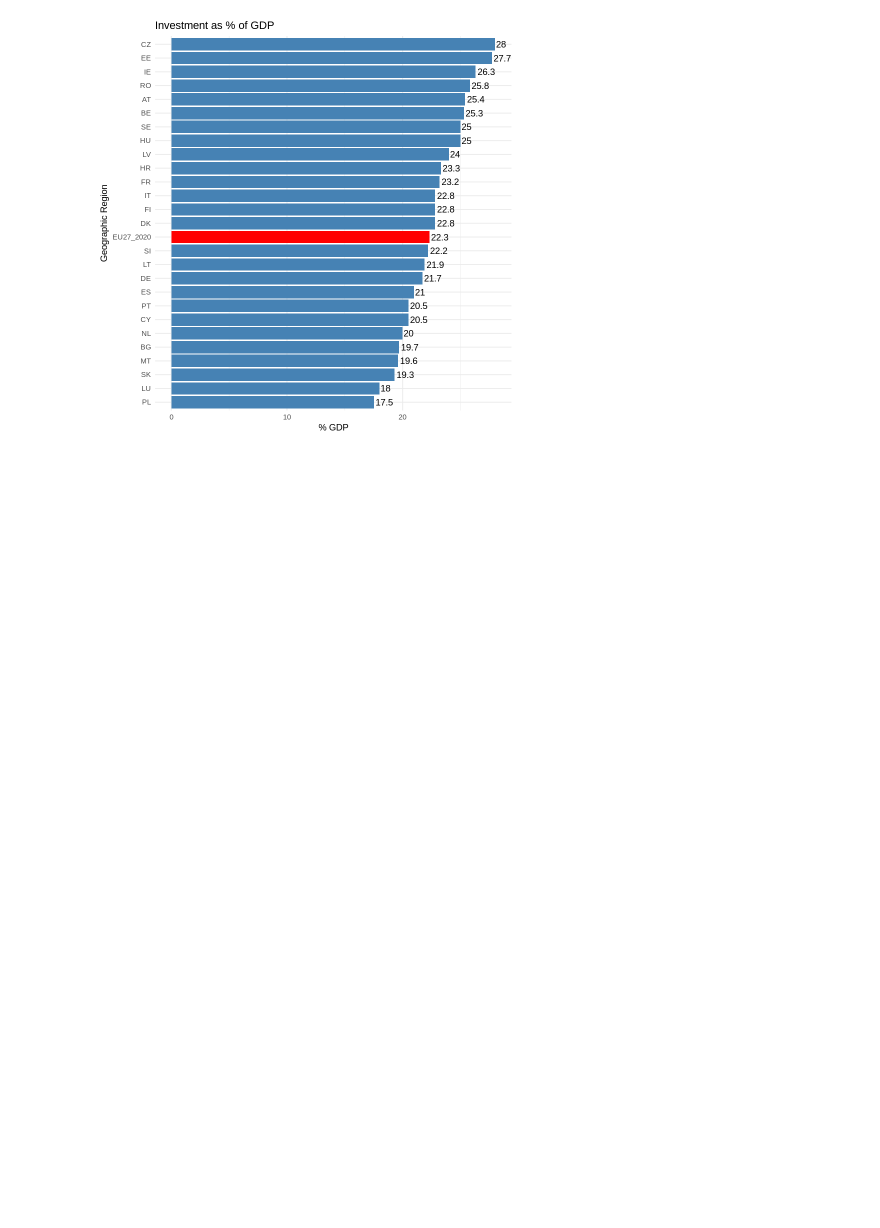
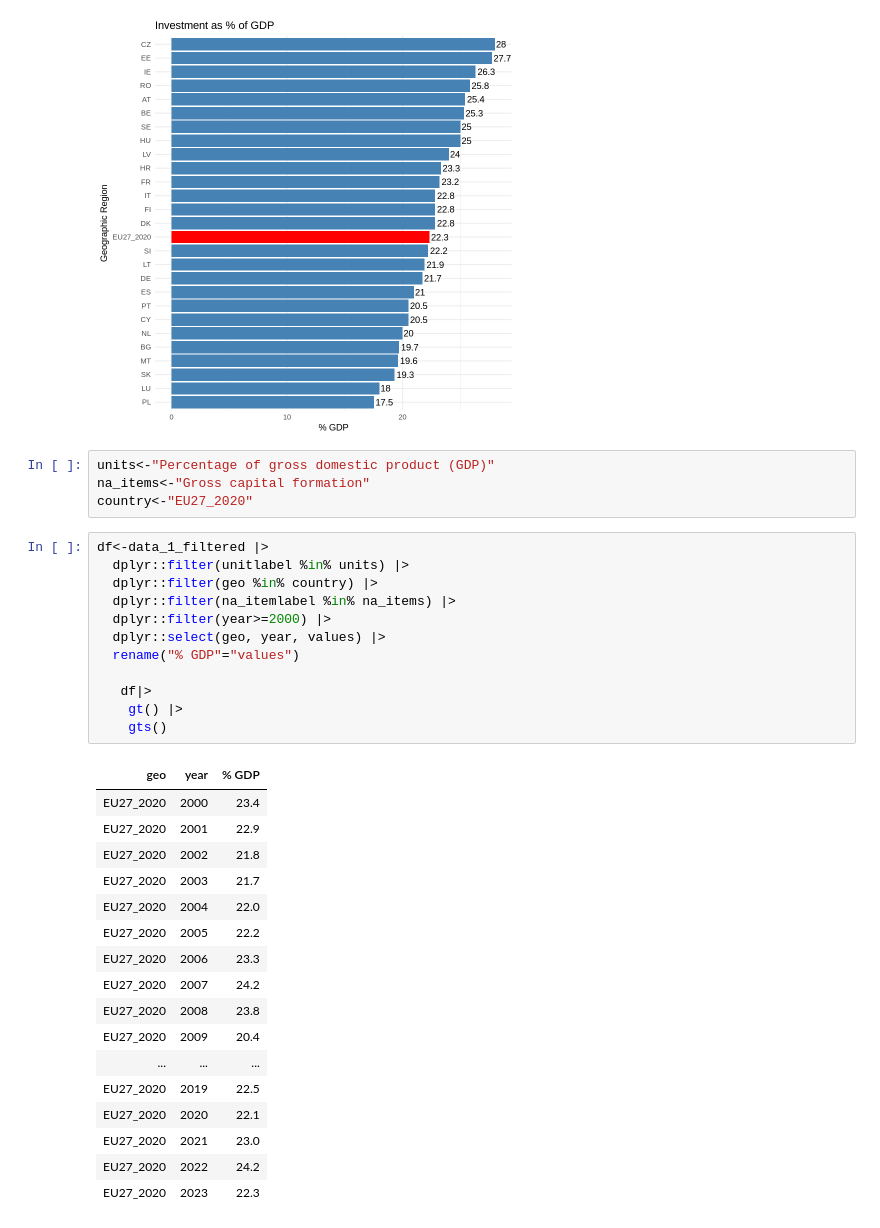
Before and after one commit to urosgodnov/BigData, a Jupyter notebook: ANALYSIS_OF_ECONOMIC_PERFORMANCE_OF_COUNTRIES_OVER_TIME.ipynb, the cells around one changed output. Cells and saved outputs as stored; diff of their text form; blank space fills up the shorter version.

```diff
--- a/ANALYSIS_OF_ECONOMIC_PERFORMANCE_OF_COUNTRIES_OVER_TIME.ipynb
+++ b/ANALYSIS_OF_ECONOMIC_PERFORMANCE_OF_COUNTRIES_OVER_TIME.ipynb
@@ -865,3 +865,37 @@ ggplot(df, aes(x = reorder(geo, `% GDP`), y = `% GDP`, fill = geo == "EU27_2020"
   theme(legend.position = "none")
 # %% [output]
 [figure]
+# %%
+units<-"Percentage of gross domestic product (GDP)"
+na_items<-"Gross capital formation"
+country<-"EU27_2020"
+# %%
+df<-data_1_filtered |>
+  dplyr::filter(unitlabel %in% units) |>
+  dplyr::filter(geo %in% country) |>
+  dplyr::filter(na_itemlabel %in% na_items) |>
+  dplyr::filter(year>=2000) |>
+  dplyr::select(geo, year, values) |>
+  rename("% GDP"="values")
+
+   df|>
+    gt() |>
+    gts()
+# %% [output]
+| geo | year | % GDP |
+| EU27_2020 | 2000 | 23.4 |
+| EU27_2020 | 2001 | 22.9 |
+| EU27_2020 | 2002 | 21.8 |
+| EU27_2020 | 2003 | 21.7 |
+| EU27_2020 | 2004 | 22.0 |
+| EU27_2020 | 2005 | 22.2 |
+| EU27_2020 | 2006 | 23.3 |
+| EU27_2020 | 2007 | 24.2 |
+| EU27_2020 | 2008 | 23.8 |
+| EU27_2020 | 2009 | 20.4 |
+| ... | ... | ... |
+| EU27_2020 | 2019 | 22.5 |
+| EU27_2020 | 2020 | 22.1 |
+| EU27_2020 | 2021 | 23.0 |
+| EU27_2020 | 2022 | 24.2 |
+| EU27_2020 | 2023 | 22.3 |
```
Also changed, not shown: parts of 8 cells of this notebook.
